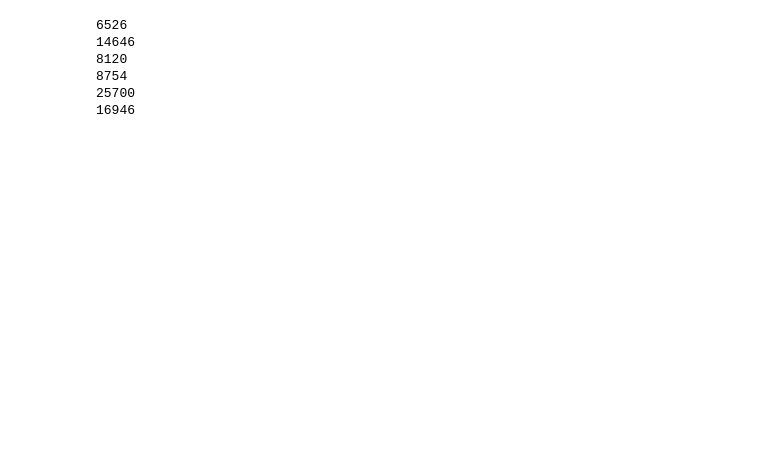
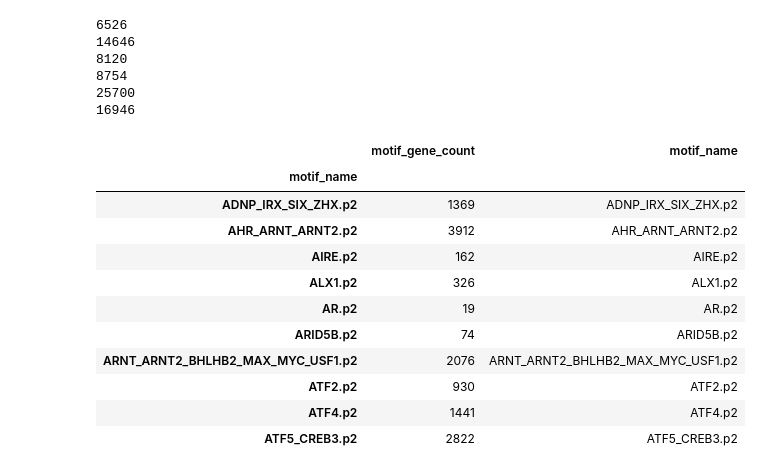
Before and after one commit to aheilbut/pdmouse, a Jupyter notebook: py/pd_chea.ipynb, the cells around one changed output. Cells and saved outputs as stored; diff of their text form; code cells hidden in the pictures; blank space fills up the shorter version.

```diff
--- a/py/pd_chea.ipynb
+++ b/py/pd_chea.ipynb
@@ -229,6 +237,8 @@ mm9_motif_gene_counts[0:10]
 | ATF2.p2 | 651 | ATF2.p2 |
 | ATF4.p2 | 959 | ATF4.p2 |
 | ATF5_CREB3.p2 | 1951 | ATF5_CREB3.p2 |
+# %%
+hg19_motif_gene_counts = c.results[("CalcMotifGeneCounts",1)]["mm9_motif_gene_counts"]
 # %%
 mm9_motif_gene_counts = c.results[("CalcMotifGeneCounts",1)]["mm9_motif_gene_counts"]
 # %%
@@ -2808,6 +2846,21 @@ for k in hd_human_tfs.keys():
     a = hd_human_tfs[k].tf_associations
     hd_human_tfs[k]["targets"] = [str( list( a[x].symbol.unique() ) ) for x in a.index]
     hd_human_tfs[k] = hd_human_tfs[k].merge( tf_target_counts, left_on="tf_name", right_on="tf")
+# %%
+hg19_motif_gene_counts[0:10]
+# %% [output]
+|  | motif_gene_count | motif_name |
+| motif_name |  |  |
+| ADNP_IRX_SIX_ZHX.p2 | 1369 | ADNP_IRX_SIX_ZHX.p2 |
+| AHR_ARNT_ARNT2.p2 | 3912 | AHR_ARNT_ARNT2.p2 |
+| AIRE.p2 | 162 | AIRE.p2 |
+| ALX1.p2 | 326 | ALX1.p2 |
+| AR.p2 | 19 | AR.p2 |
+| ARID5B.p2 | 74 | ARID5B.p2 |
+| ARNT_ARNT2_BHLHB2_MAX_MYC_USF1.p2 | 2076 | ARNT_ARNT2_BHLHB2_MAX_MYC_USF1.p2 |
+| ATF2.p2 | 930 | ATF2.p2 |
+| ATF4.p2 | 1441 | ATF4.p2 |
+| ATF5_CREB3.p2 | 2822 | ATF5_CREB3.p2 |
 # %%
 e = pd.ExcelWriter("/data/adrian/Dropbox/hd_human_hodges_chea.xls")
 for k in hd_human_tfs.keys():
```
Also changed, not shown: parts of 25 cells of this notebook, 5 other files.
